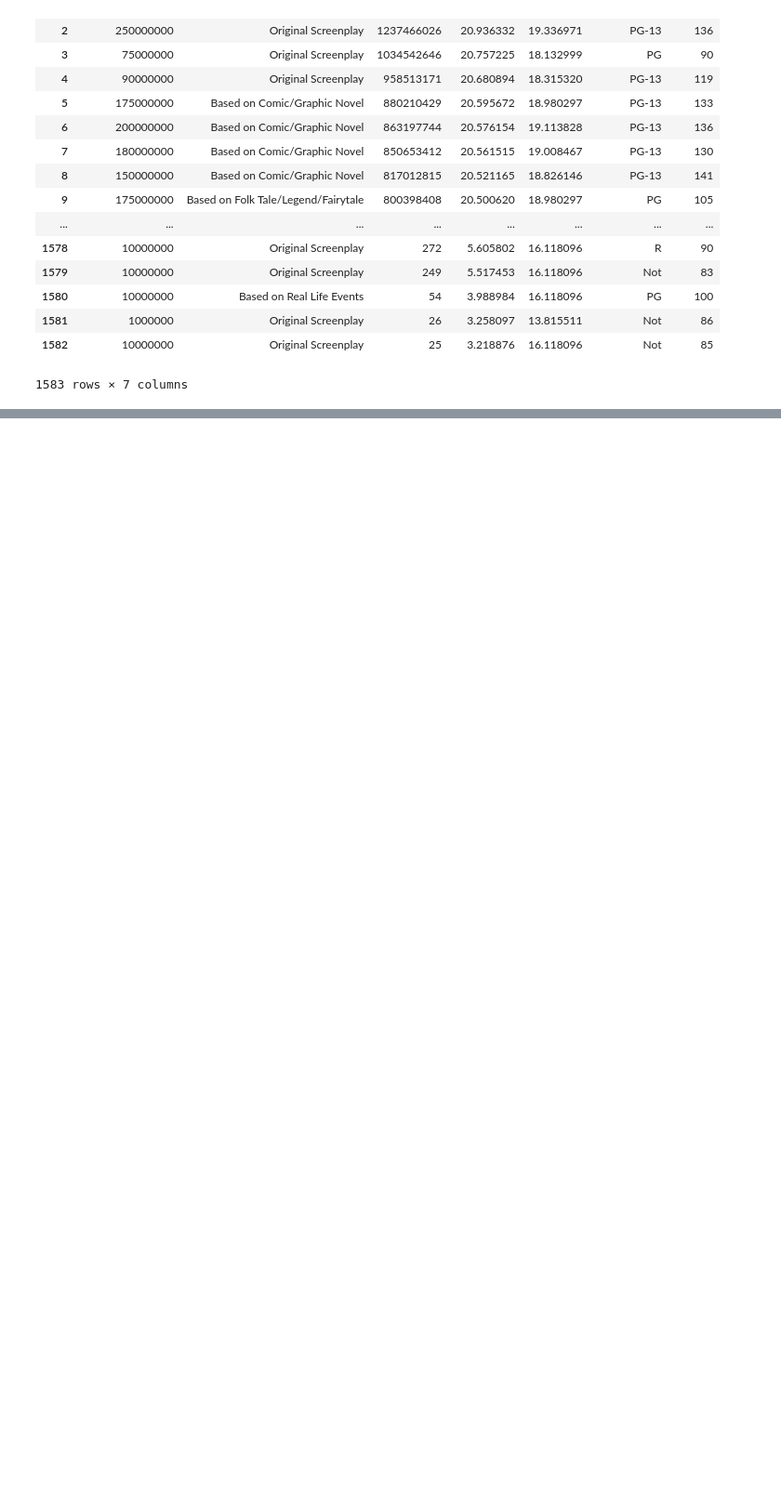
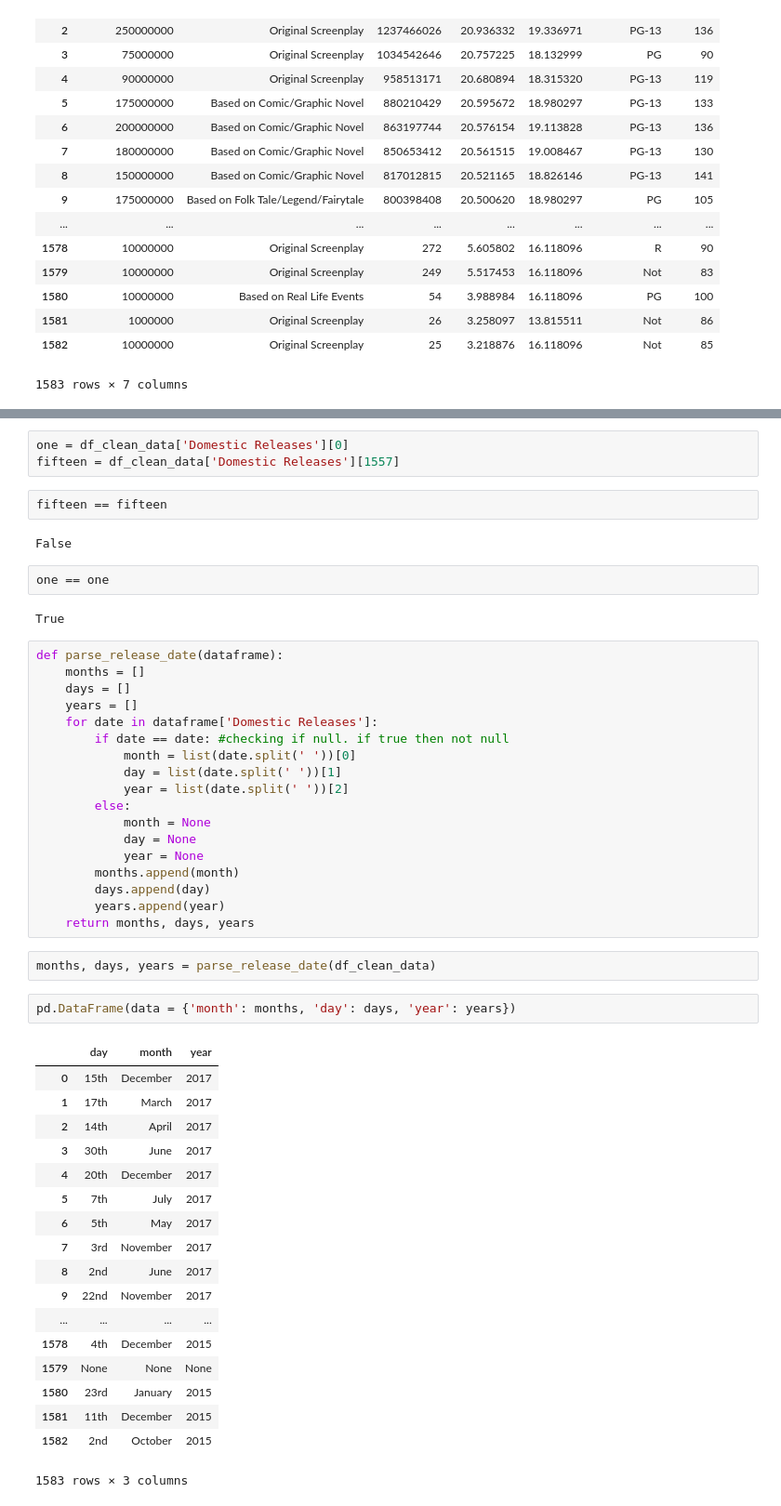
Before and after one commit to Rmloong/movie-revenue-predictor, a Jupyter notebook: EDA.ipynb, the cells around one changed output, grey strips where cells are left out. Shown at 93% size. Saved outputs shown, nothing was run; the diff lists cells and outputs as text; blank space fills up the shorter version.

```diff
--- a/EDA.ipynb
+++ b/EDA.ipynb
@@ -482,0 +529,52 @@ df_clean_data_trim.iloc[:,3:]
+# %%
+one = df_clean_data['Domestic Releases'][0]
+fifteen = df_clean_data['Domestic Releases'][1557]
+# %%
+fifteen == fifteen
+# %% [output]
+False
+# %%
+one == one
+# %% [output]
+True
+# %%
+def parse_release_date(dataframe):
+    months = []
+    days = []
+    years = []
+    for date in dataframe['Domestic Releases']:
+        if date == date: #checking if null. if true then not null
+            month = list(date.split(' '))[0]
+            day = list(date.split(' '))[1]
+            year = list(date.split(' '))[2]
+        else:
+            month = None
+            day = None
+            year = None
+        months.append(month)
+        days.append(day)
+        years.append(year)
+    return months, days, years
+# %%
+months, days, years = parse_release_date(df_clean_data)
+# %%
+pd.DataFrame(data = {'month': months, 'day': days, 'year': years})
+# %% [output]
+|  | day | month | year |
+| 0 | 15th | December | 2017 |
+| 1 | 17th | March | 2017 |
+| 2 | 14th | April | 2017 |
+| 3 | 30th | June | 2017 |
+| 4 | 20th | December | 2017 |
+| 5 | 7th | July | 2017 |
+| 6 | 5th | May | 2017 |
+| 7 | 3rd | November | 2017 |
+| 8 | 2nd | June | 2017 |
+| 9 | 22nd | November | 2017 |
+| ... | ... | ... | ... |
+| 1578 | 4th | December | 2015 |
+| 1579 | None | None | None |
+| 1580 | 23rd | January | 2015 |
+| 1581 | 11th | December | 2015 |
+| 1582 | 2nd | October | 2015 |
+1583 rows × 3 columns
```
Also changed, not shown: parts of 15 cells of this notebook.
